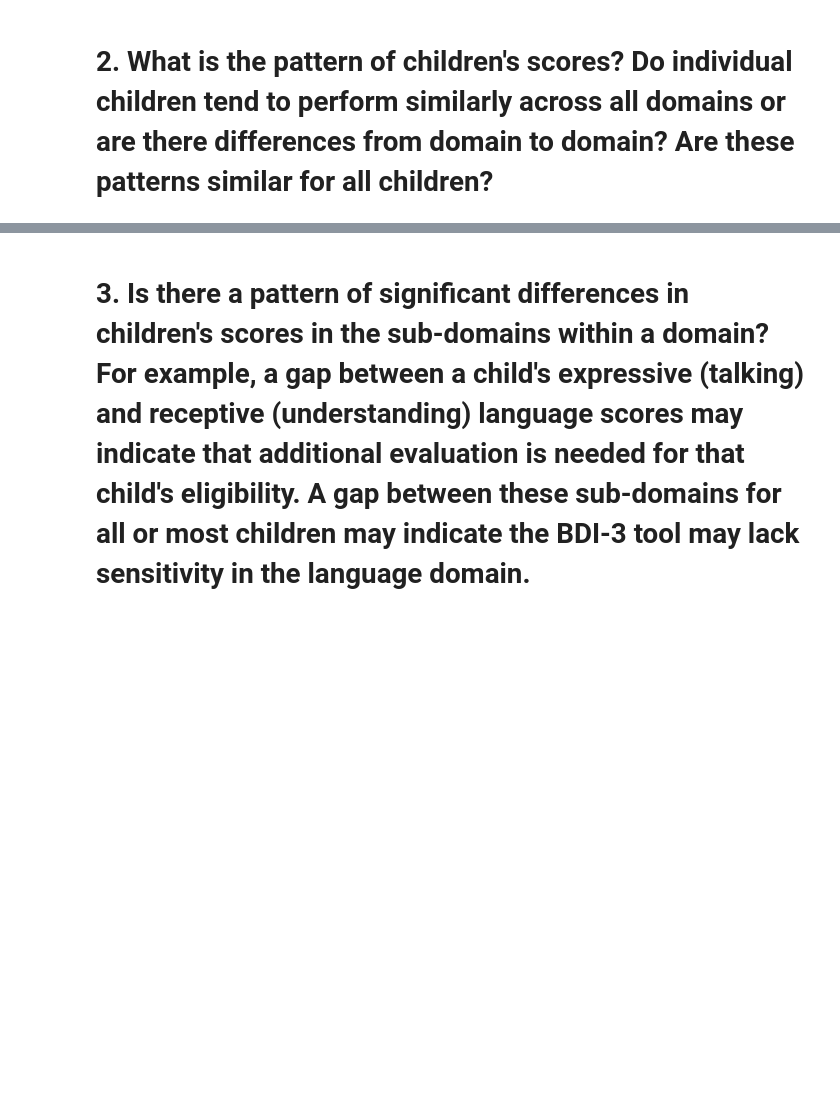
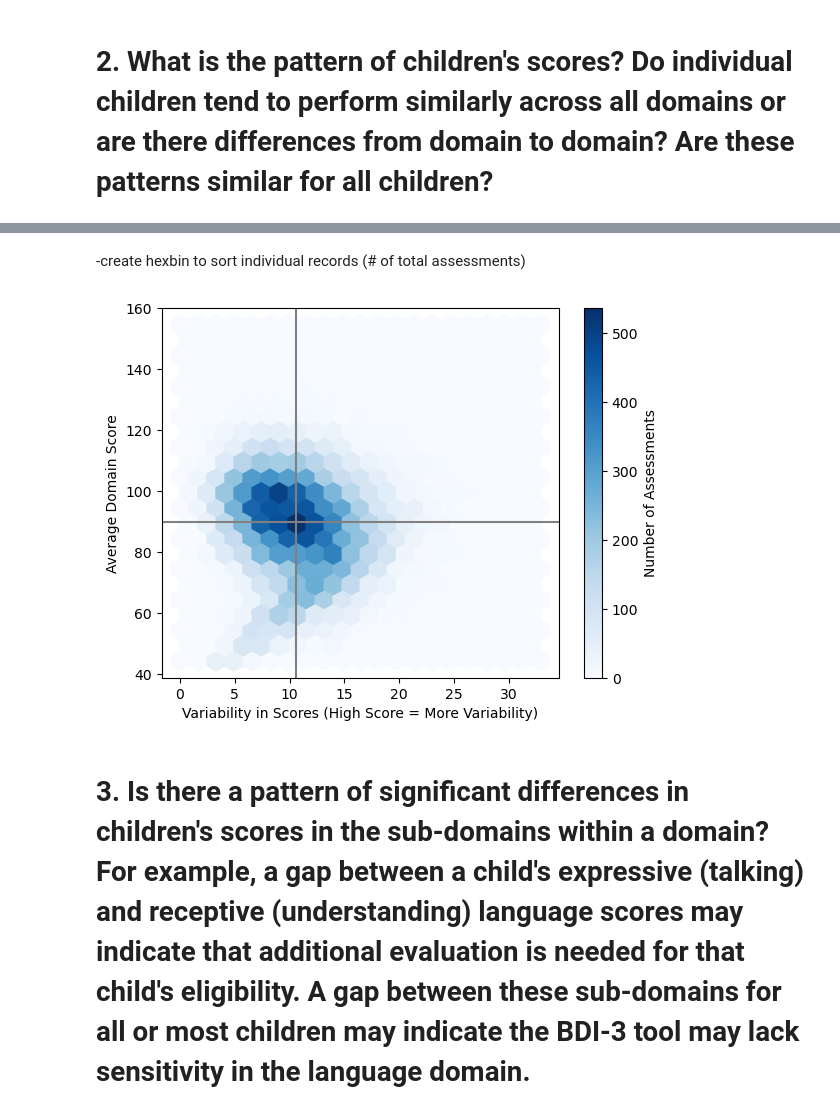
Before and after one commit to NSS-Data-Analytics-Cohort-17/partner-project-brazil, a Jupyter notebook: chloe_TEIS BDI-3 Analysis.ipynb, the cells around one changed output, grey strips where cells are left out. Saved outputs shown, nothing was run; the diff lists cells and outputs as text; code cells hidden in the pictures; blank space fills up the shorter version.

```diff
--- a/chloe_TEIS BDI-3 Analysis.ipynb
+++ b/chloe_TEIS BDI-3 Analysis.ipynb
@@ -267,2 +333,17 @@ expressive.figure.savefig('expressiv_comm.jpg')
+# %% [markdown]
+-create hexbin to sort individual records (# of total assessments)
+# %%
+avg_var = plt.hexbin(df['Standard Deviation Domain Score'],
+           df['Average Domain Score'],
+           gridsize=20, cmap='Blues')
+plt.colorbar(label='Number of Assessments')
+plt.xlabel('Variability in Scores (High Score = More Variability)')
+plt.ylabel('Average Domain Score')
+plt.axhline(df['Average Domain Score'].median(), color='gray', linestyle='-', alpha=1)
+plt.axvline(df['Standard Deviation Domain Score'].median(), color='gray', linestyle='-', alpha=1)
+plt.show()
+avg_var.figure.savefig('avg_var.jpg')
+# %% [output]
+[figure, added]
 # %% [markdown]
 # 3. Is there a pattern of significant differences in children's scores in the sub-domains within a domain? For example, a gap between a child's expressive (talking) and receptive (understanding) language scores may indicate that additional evaluation is needed for that child's eligibility. A gap between these sub-domains for all or most children may indicate the BDI-3 tool may lack sensitivity in the language domain.
```
Also changed, not shown: parts of 96 cells of this notebook, 4 other files.
